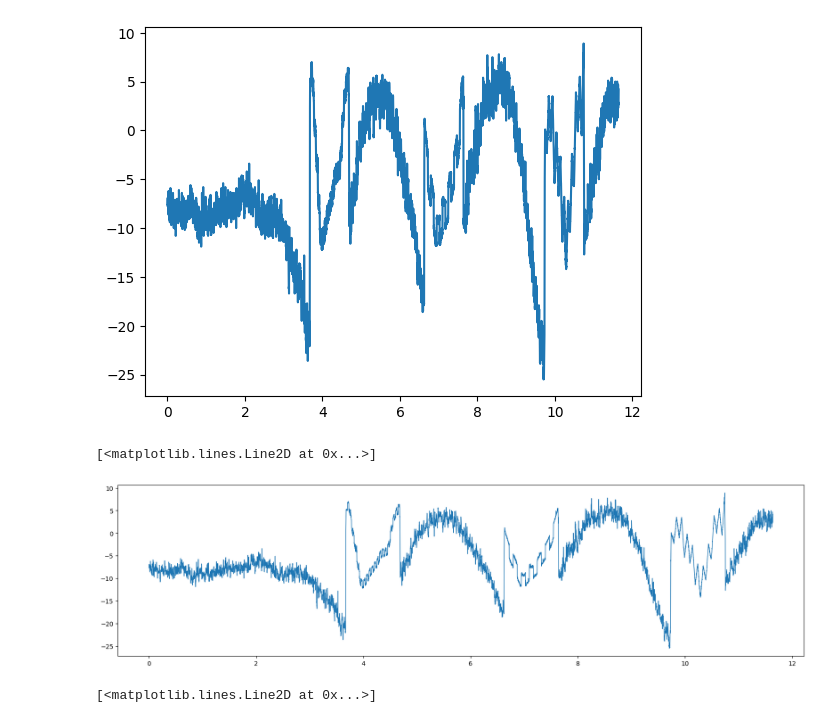
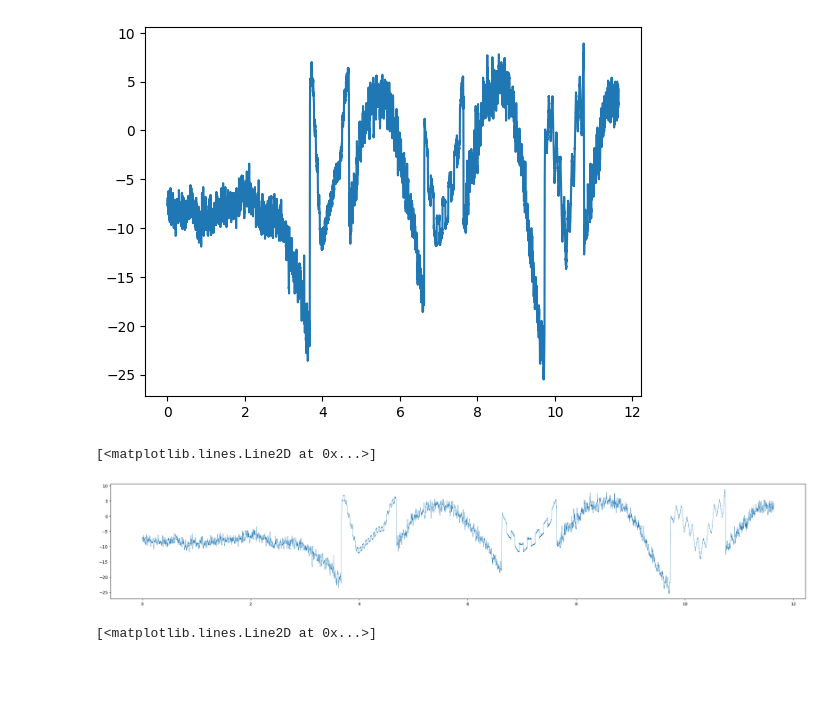
Before and after one commit to rj3838/plates_analysis, a Jupyter notebook: plates_analysis.ipynb, the cells around one changed output. Drawn from its saved outputs; the diff is of its cells as text; code cells hidden in the pictures; blank space fills up the shorter version.

```diff
--- a/plates_analysis.ipynb
+++ b/plates_analysis.ipynb
@@ -44,14 +44,14 @@ data['before'] = df.Texture
 data['after_fir'] = signal.lfilter(np.ones(len(data)), 1, data['before'])
 data['after_iir'] = signal.lfilter([1], [1,-0.5], data['before'])
 # %%
-plt.subplots(figsize=(20,5))
-plt.plot(df.Chainage, data['before'], label='before',lw=1)
-#plt.plot(df.Chainage, data['after_fir'], label='FIR',lw=1)
+plt.subplots(figsize=(30,5))
+#plt.plot(df.Chainage, data['before'], label='before',lw=1)
+plt.plot(df.Chainage, data['after_fir'], label='FIR',lw=0.5)
 #plt.plot(df.Chainage, data['after_iir'], label='IIR',lw=1)
 #plt.subplots(figsize=(10,5))
 # %% [output]
 [<matplotlib.lines.Line2D at 0x...>]
-[figure, old version]
+[figure, new version]
 # %%
 x_med = signal.medfilt(data['before'],3)
 plt.subplots(figsize=(20,5))
```
Also changed, not shown: parts of 3 cells of this notebook.
